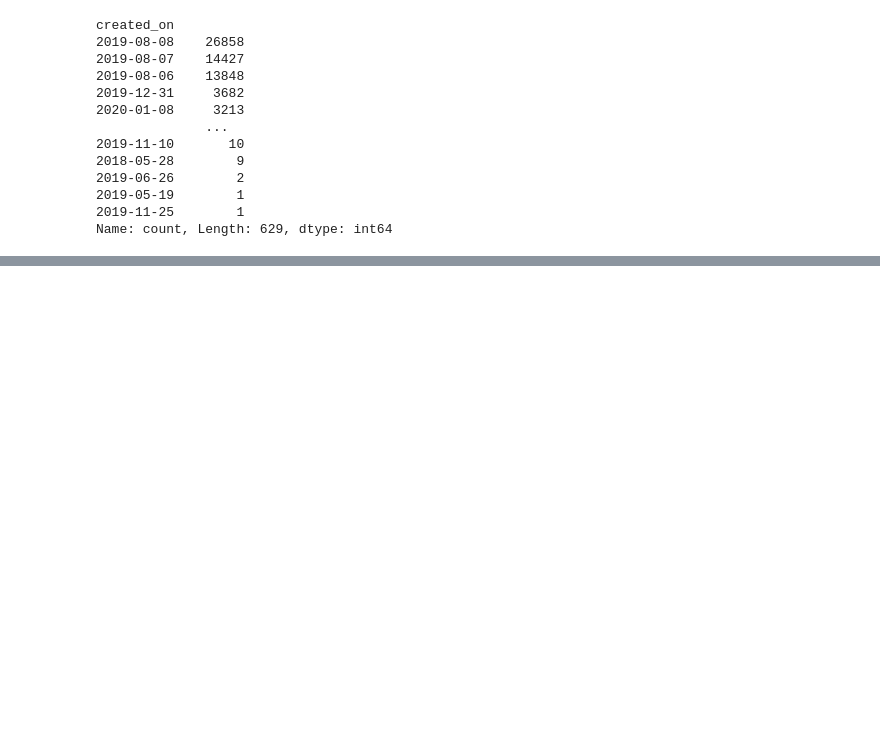
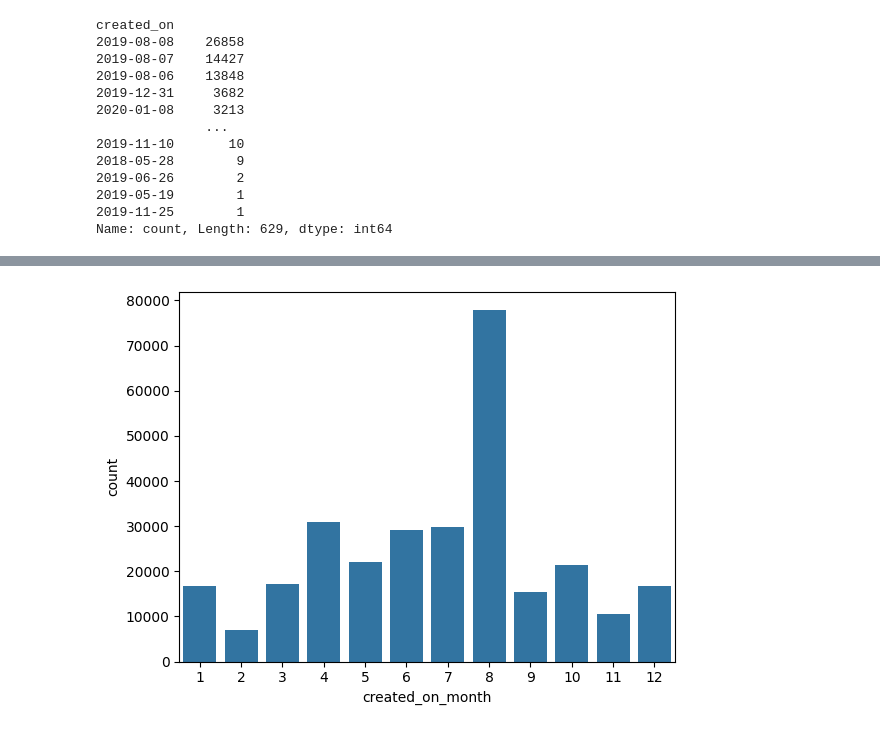
Before and after one commit to D0men1c0/ISSR_Darkweb, a Jupyter notebook: Analyze_files/an_posts.ipynb, the cells around one changed output, grey strips where cells are left out. Saved outputs shown, nothing was run; the diff lists cells and outputs as text; code cells hidden in the pictures; blank space fills up the shorter version.

```diff
--- a/Analyze_files/an_posts.ipynb
+++ b/Analyze_files/an_posts.ipynb
@@ -244,0 +297,4 @@ Name: count, Length: 629, dtype: int64
+# %%
+sns.countplot(x='created_on_month', data=df);
+# %% [output]
+[figure, added]
```
Also changed, not shown: parts of 11 cells of this notebook, 1 other file.
